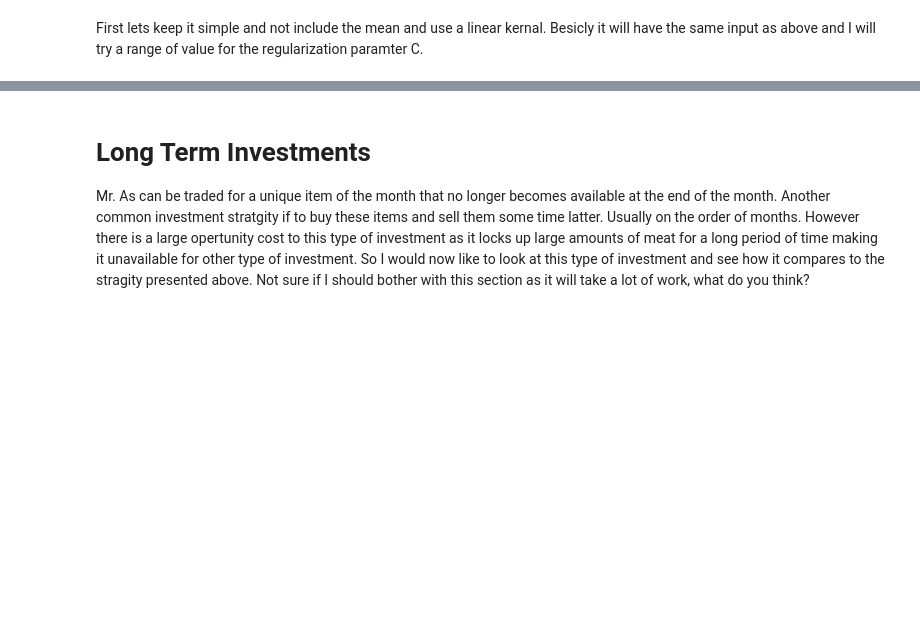
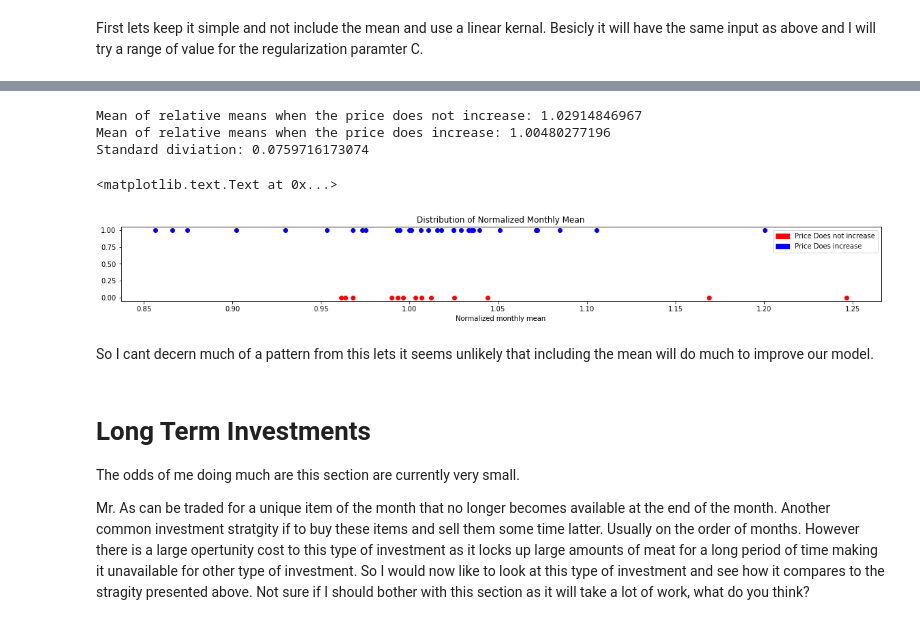
Before and after one commit to AdamJacoby/Kol_Market_Data, a Jupyter notebook: Kol_Data.ipynb, the cells around one changed output, grey strips where cells are left out. Saved outputs shown, nothing was run; the diff lists cells and outputs as text; code cells hidden in the pictures; blank space fills up the shorter version.

```diff
--- a/Kol_Data.ipynb
+++ b/Kol_Data.ipynb
@@ -601,0 +548,8 @@ for k in [.000001,.0001,.001,.01,.1,1,.5,10,100,1000,10000,1000000000]:
+# %%
+#Add in a flag for each month indicating wether on no the price increased near the end of the month
+month_data['No Inc Flag']=0
+f = lambda x, y: 0 if y>x*(1+inc_amount) else 1
+for month in month_data.index:
+    last_day = month.replace(day=calendar.monthrange(month.year,month.month)[1])
+    day_20 =month.replace(day=20)
+    month_data.at[month,'No Inc Flag']=f(data.at[day_20,'Normalized Cost'],data.at[last_day,'Normalized Cost'])
@@ -602,3 +575,51 @@ for k in [.000001,.0001,.001,.01,.1,1,.5,10,100,1000,10000,1000000000]:
+# %%
+temp = month_data.copy()
+month_data['Relative Mean']=0
+month_data['Mean of last 6 months']=0#not including month you are in
+disscont = list(month_data.index).index(dt.datetime(year=2015,month=7,day=1))
+for i in range(0,6):#loop over first 4 month where we cant just look back four months
+    mean = 0
+    month_range=range(0,7)
+    del month_range[i]
+    for j in month_range:
+        mean = mean+month_data.at[month_data.index[j],'Mean Cost']
+    month_data.at[month_data.index[i],'Mean of last 6 months']=mean/6
+    mean = 0
+    for j in month_range:
+        mean = mean+month_data.at[month_data.index[disscont+j],'Mean Cost']
+    month_data.at[month_data.index[disscont+i],'Mean of last 6 months']=mean/6
+for i in (range(6,disscont)+range(disscont+6,len(month_data.index))):
+    mean = 0
+    for j in range(1,7):
+        mean = mean+month_data.at[month_data.index[i-j],'Mean Cost']
+    month_data.at[month_data.index[i],'Mean of last 6 months']=mean/6
+month_data['Relative Mean']=month_data['Mean 20']/month_data['Mean of last 6 months']
+# %%
+RM1=month_data[month_data['No Inc Flag']==1]['Relative Mean'].mean()
+RM2=month_data[month_data['No Inc Flag']==0]['Relative Mean'].mean()
+stdiv = month_data['Relative Mean'].std()
+print 'Mean of relative means when the price does not increase: ' +str(RM1)
+print 'Mean of relative means when the price does increase: ' +str(RM2)
+print 'Standard diviation: '+str(stdiv)
+f, a =plt.subplots(1,1)
+f.set_size_inches(20,2)
+a.plot(list(month_data[month_data['No Inc Flag']==1]['Relative Mean']),[0]*len(list(month_data[month_data['No Inc Flag']==1]['Relative Mean'])),'ro')
+a.plot(list(month_data[month_data['No Inc Flag']==0]['Relative Mean']),[1]*len(list(month_data[month_data['No Inc Flag']==0]['Relative Mean'])),'bo')
+a.set_xlabel('Normalized monthly mean')
+a.legend(handles=[mpatches.Patch(color='red', label='Price Does not increase'),mpatches.Patch(color='blue', label='Price Does increase')])
+a.set_title('Distribution of Normalized Monthly Mean')
+# %% [output]
+Mean of relative means when the price does not increase: 1.02914846967
+Mean of relative means when the price does increase: 1.00480277196
+Standard diviation: 0.0759716173074
+<matplotlib.text.Text at 0x...>
+[figure, added]
+# %% [markdown]
+So I cant decern much of a pattern from this lets it seems unlikely that including the mean will do much to improve our model.
 # %% [markdown]
 # Long Term Investments
+
+The odds of me doing much are this section are currently very small.
+
+
 Mr. As can be traded for a unique item of the month that no longer becomes available at the end of the month. Another common investment stratgity if to buy these items and sell them some time latter. Usually on the order of months. However there is a large opertunity cost to this type of investment as it locks up large amounts of meat for a long period of time making it unavailable for other type of investment. So I would now like to look at this type of investment and see how it compares to the stragity presented above. Not sure if I should bother with this section as it will take a lot of work, what do you think?
```
Also changed, not shown: parts of 22 cells of this notebook.
